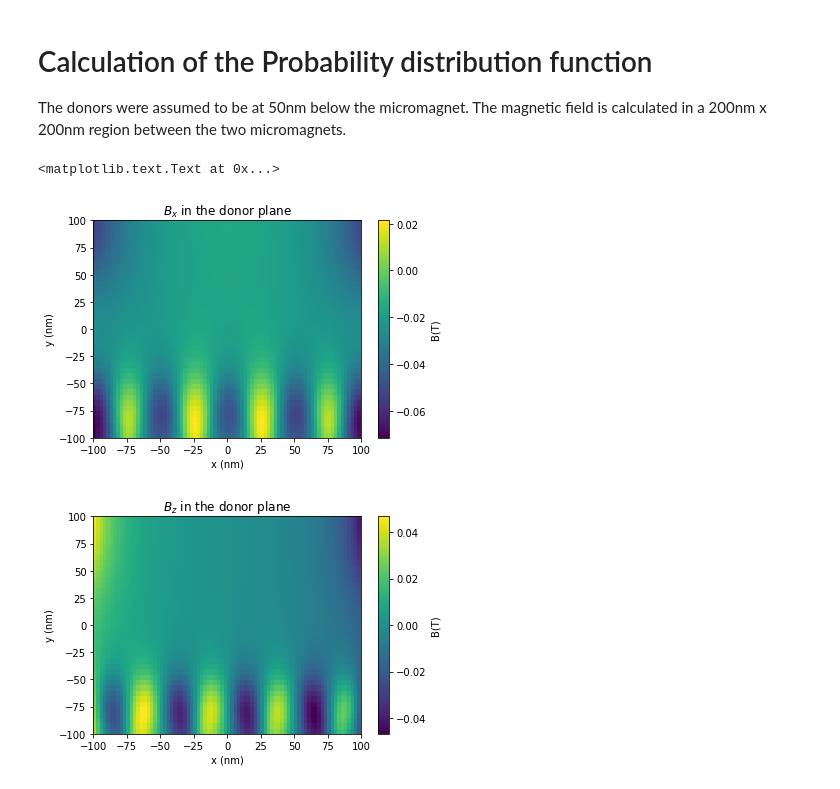
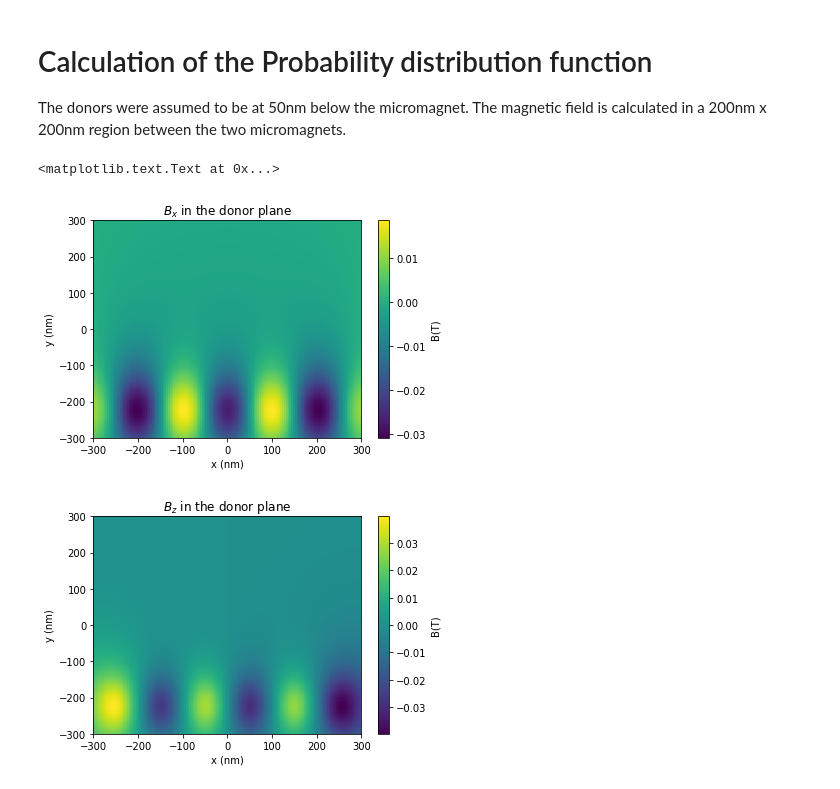
Before and after one commit to sandeshkalantre/donor-micromagnet-arch, a Jupyter notebook: code/micromagnet.ipynb, the cells around one changed output. Drawn from its saved outputs; the diff is of its cells as text; code cells hidden in the pictures.

```diff
--- a/code/micromagnet.ipynb
+++ b/code/micromagnet.ipynb
@@ -5,33 +5,33 @@ The donors were assumed to be at 50nm below the micromagnet. The magnetic field
 # %%
 import numpy as np
 import matplotlib.pyplot as plt
 %matplotlib inline
 
-dataset = 'repeat_slant_plane.dat'
+dataset = 'slant.dat'
 bxData = np.loadtxt("/Users/sandesh/repos/donor-micromagnet-arch/code/B field data/Bx_"+dataset)
 byData = np.loadtxt("/Users/sandesh/repos/donor-micromagnet-arch/code/B field data/By_"+dataset)
 bzData = np.loadtxt("/Users/sandesh/repos/donor-micromagnet-arch/code/B field data/Bz_"+dataset)
 
-x = np.linspace(-100,100,bxData.shape[1])
-y = np.linspace(-100,100,bxData.shape[0])
+x = np.linspace(-300,300,bxData.shape[1])
+y = np.linspace(-300,300,bxData.shape[0])
 XX,YY = np.meshgrid(x,y)
 
 plt.figure(1)
 plt.pcolor(XX,YY,bxData)
 plt.xlabel("x (nm)")
 plt.ylabel("y (nm)")
 cbar = plt.colorbar()
 cbar.set_label("B(T)")
 plt.title(r"$B_x$ in the donor plane")
 
 plt.figure(2)
 plt.pcolor(XX,YY,bzData)
 plt.xlabel("x (nm)")
 plt.ylabel("y (nm)")
 cbar = plt.colorbar()
 cbar.set_label("B(T)")
 plt.title(r"$B_z$ in the donor plane")
 # %% [output]
 <matplotlib.text.Text at 0x...>
-[figure, old version]
+[figure, new version]
-[figure, old version]
+[figure, new version]
```
Also changed, not shown: parts of 9 cells of this notebook, 4 other files.
